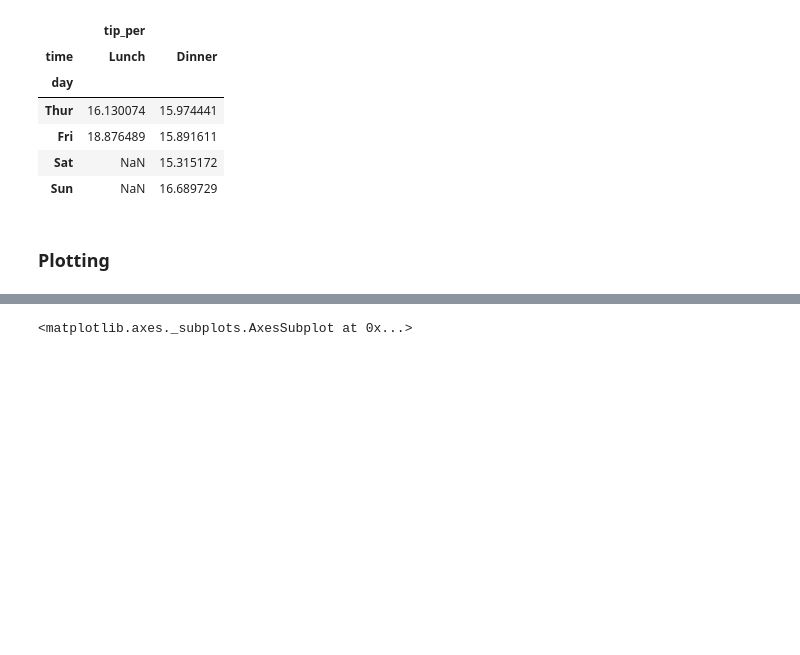
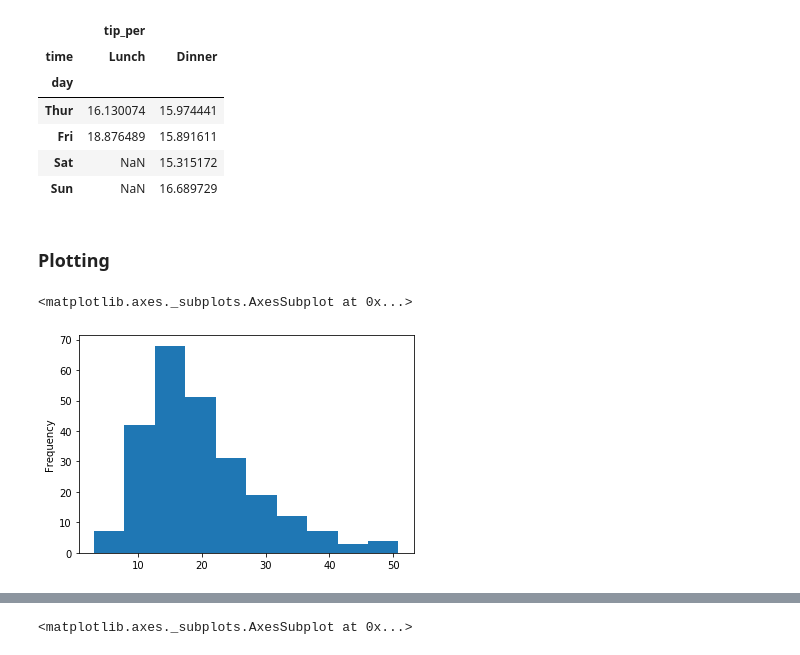
Before and after one commit to aripaka/DS_29_JUNE_2020, a Jupyter notebook: pandas/tips_df.ipynb, the cells around one changed output, grey strips where cells are left out. Drawn from its saved outputs; the diff is of its cells as text; code cells hidden in the pictures; blank space fills up the shorter version.

```diff
--- a/pandas/tips_df.ipynb
+++ b/pandas/tips_df.ipynb
@@ -413,3 +405,8 @@ tips.pivot_table(index='day', columns='time', values=['tip_per'])
 | Sun | NaN | 16.689729 |
 # %% [markdown]
 ### Plotting
+# %%
+tips.total_bill.plot.hist()
+# %% [output]
+<matplotlib.axes._subplots.AxesSubplot at 0x...>
+[figure, added]
```
Also changed, not shown: parts of 12 cells of this notebook, 2 other files.
